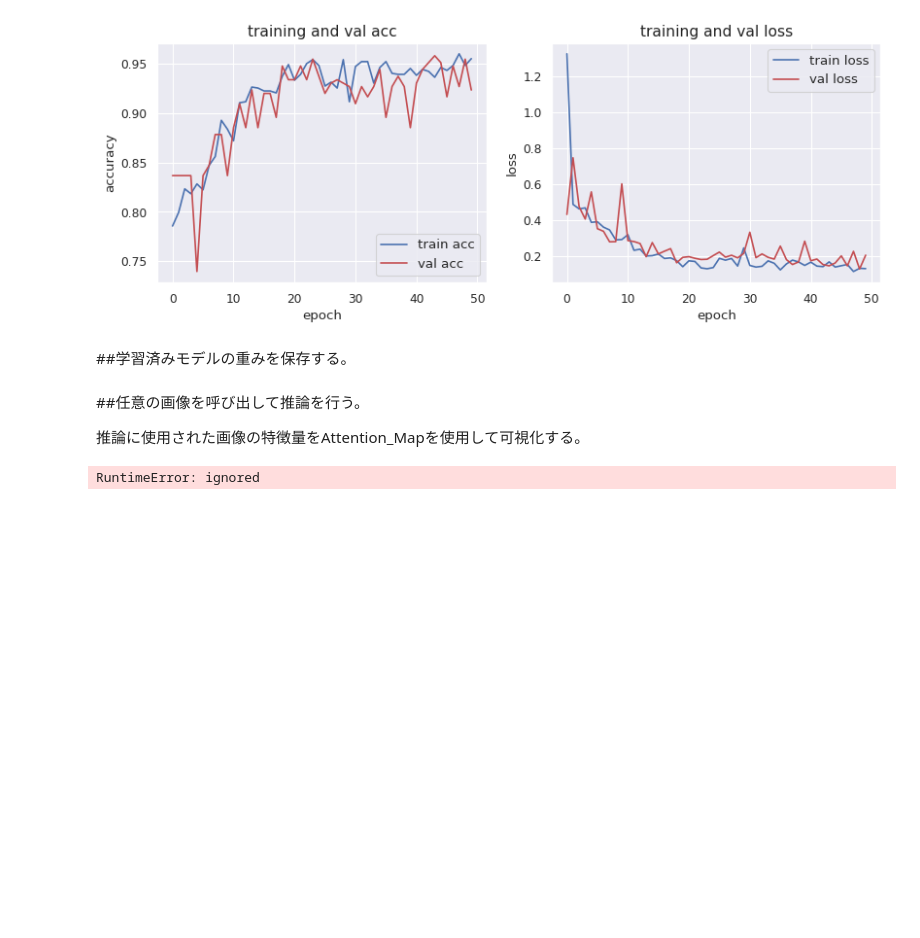
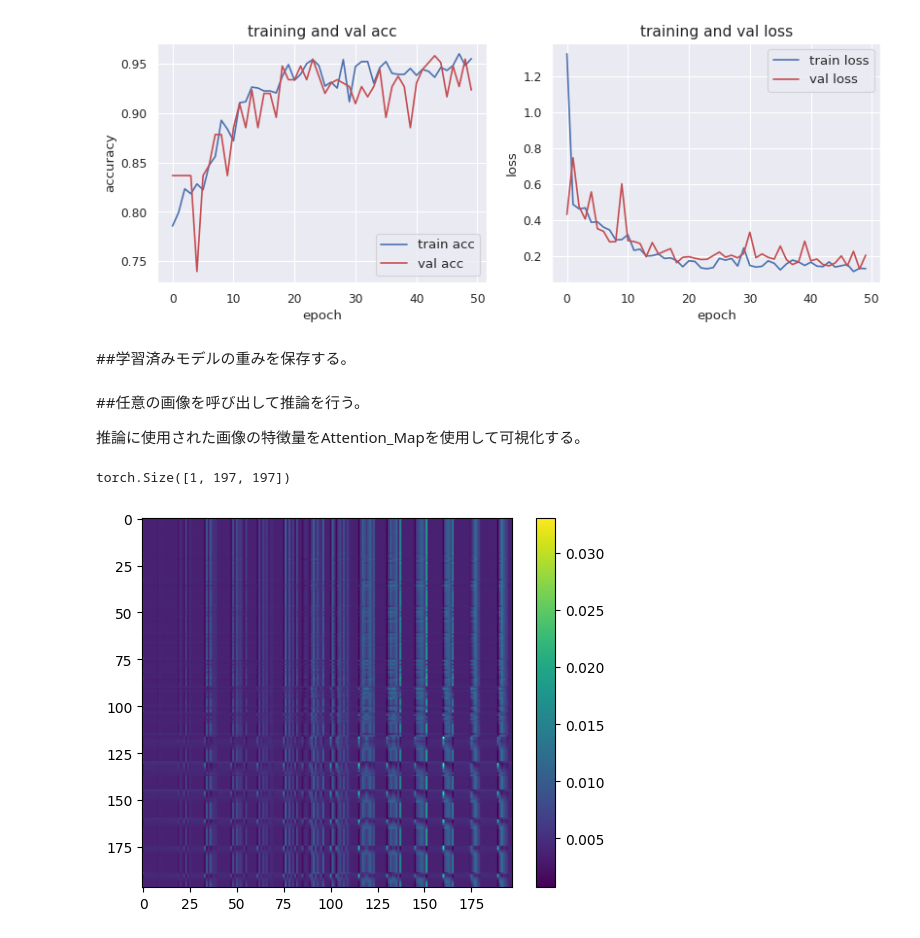
Before and after one commit to RyosukeHanaoka/TechTeacher, a Jupyter notebook: WholeRightHand_ViT_withAttentionMap.ipynb, the cells around one changed output. Saved outputs shown, nothing was run; the diff lists cells and outputs as text; code cells hidden in the pictures; blank space fills up the shorter version.

Commit message:
timm内蔵のVITを用いた右手背画像の判別。モデルが画像判別に用いた部分をattention mapを用いて可視化する。学習済みモデルの重は/content/drive/MyDrive/OptPhotoFiles/model_checkpointに保存する。Attentionmapもできたが....。本当にこれでいいのか？？

```diff
--- a/WholeRightHand_ViT_withAttentionMap.ipynb
+++ b/WholeRightHand_ViT_withAttentionMap.ipynb
@@ -341,10 +341,10 @@ torch.save(model.state_dict(), model_save_path)
 推論に使用された画像の特徴量をAttention_Mapを使用して可視化する。
 # %%
 # 画像のパス
-image_path = '/content/drive/MyDrive/OptPhotoFiles/optPhotoFiles_modified/RA_right/patients_000007.out.jpg'
+image_path = '/content/drive/MyDrive/OptPhotoFiles/optPhotoFiles_modified/RA_right/patients_000009.out.jpg'
 
 # 画像の読み込み
-image = Image.open(image_path)
+image = Image.open(image_path).convert("RGB")
 
 # 前処理
 transform = transforms.Compose([
@@ -352,40 +352,57 @@ transform = transforms.Compose([
     transforms.ToTensor(),
     transforms.Normalize(mean=[0.485, 0.456, 0.406], std=[0.229, 0.224, 0.225])
 ])
+device = torch.device('cuda' if torch.cuda.is_available() else 'cpu')
 
 image_tensor = transform(image).unsqueeze(0).to(device)
-# %% [output]
-RuntimeError: ignored
+# %%
+def hook_fn(module, input, output):
+    # Q, K, Vを取得
+    Q, K, V = input[0].chunk(3, dim=-1)
+
+    # Scaled Dot-Product
+    attn_score = torch.matmul(Q, K.transpose(-2, -1)) / math.sqrt(K.size(-1))
+
+    # Softmax適用
+    attn_weight = torch.nn.functional.softmax(attn_score, dim=-1)
+
+    # 注意マップを格納
+    attentions.append(attn_weight)
+
+    # attn_weightの形状を出力
+    print(attn_weight.shape)
 # %%
-# フォワードフックの関数
-def hook_fn(module, input, output):
-    attentions.append(output)
+import math
 
 # ViTモデルの取得
-model = timm.create_model('vit_base_patch16_224_in21k', pretrained=False)
+model = timm.create_model('vit_base_patch16_224', pretrained=True, num_classes=2)  # 2クラス分類用に変更
 
 # 重みの読み込み
-model_save_path = '/content/drive/MyDrive/OptPhotoFiles/model_checkpoint'
 model.load_state_dict(torch.load(model_save_path))
 model.eval()
+model = model.to(device)
 
 # 注意マップを格納するリスト
 attentions = []
 
-# 特定のAttention層にフックを設定
-hook = model.blocks[0].attn.attn_drop.register_forward_hook(hook_fn)
+# フックをQKVのLinear層に設定
+hook = model.blocks[0].attn.qkv.register_forward_hook(hook_fn)
 
 # モデルの推論
 with torch.no_grad():
     outputs = model(image_tensor)
 
 # フックを削除
 hook.remove()
 
 # 注意マップを取得
-attn_map = attentions[0].squeeze().cpu().numpy()
+#attn_map = attentions[0].squeeze().cpu().numpy()
+attn_map = attentions[0][0].squeeze().cpu().detach().numpy()  # Taking the first data in the batch
 
 # 注意マップを描画
 plt.imshow(attn_map, cmap='viridis')
 plt.colorbar()
 plt.show()
+# %% [output]
+torch.Size([1, 197, 197])
+[figure, added]
```
Also changed, not shown: parts of 3 cells of this notebook.
